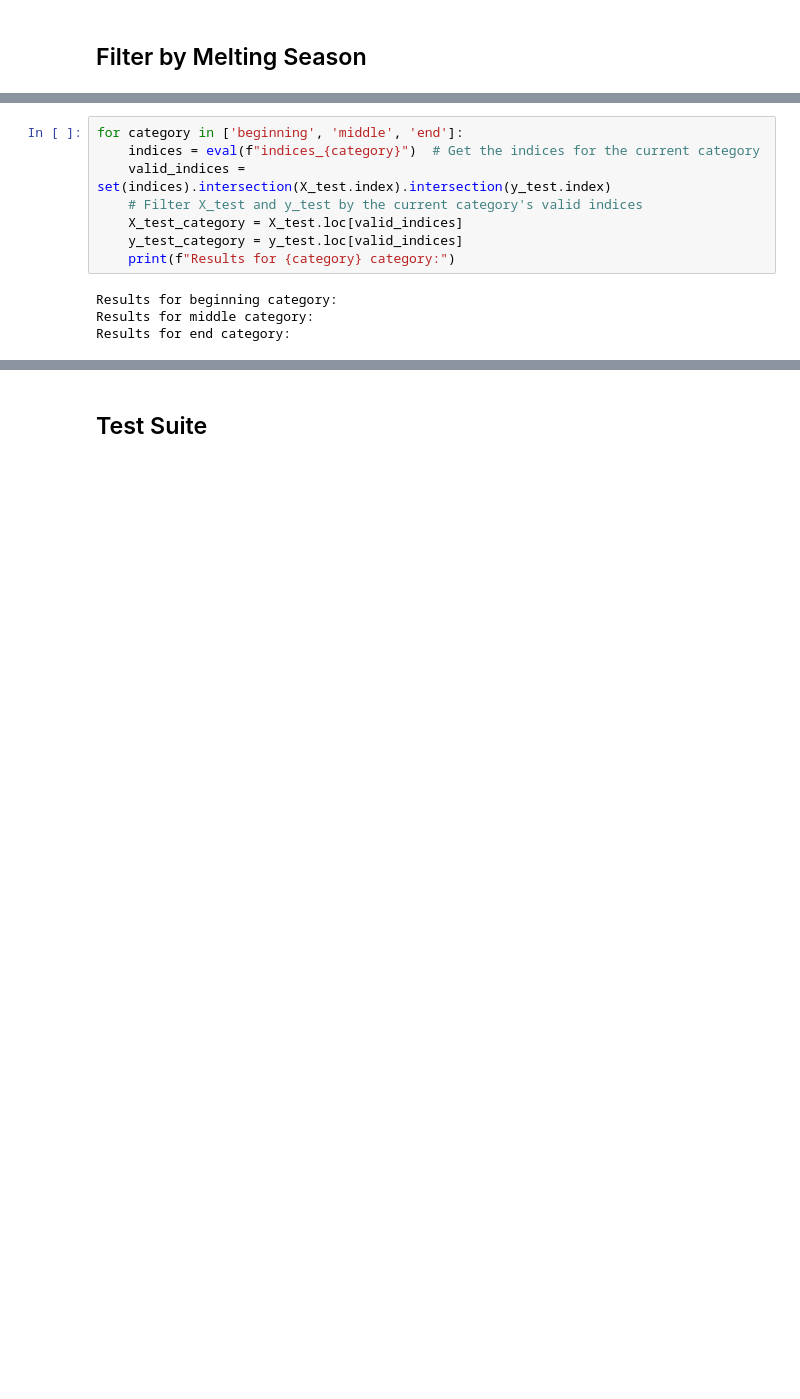
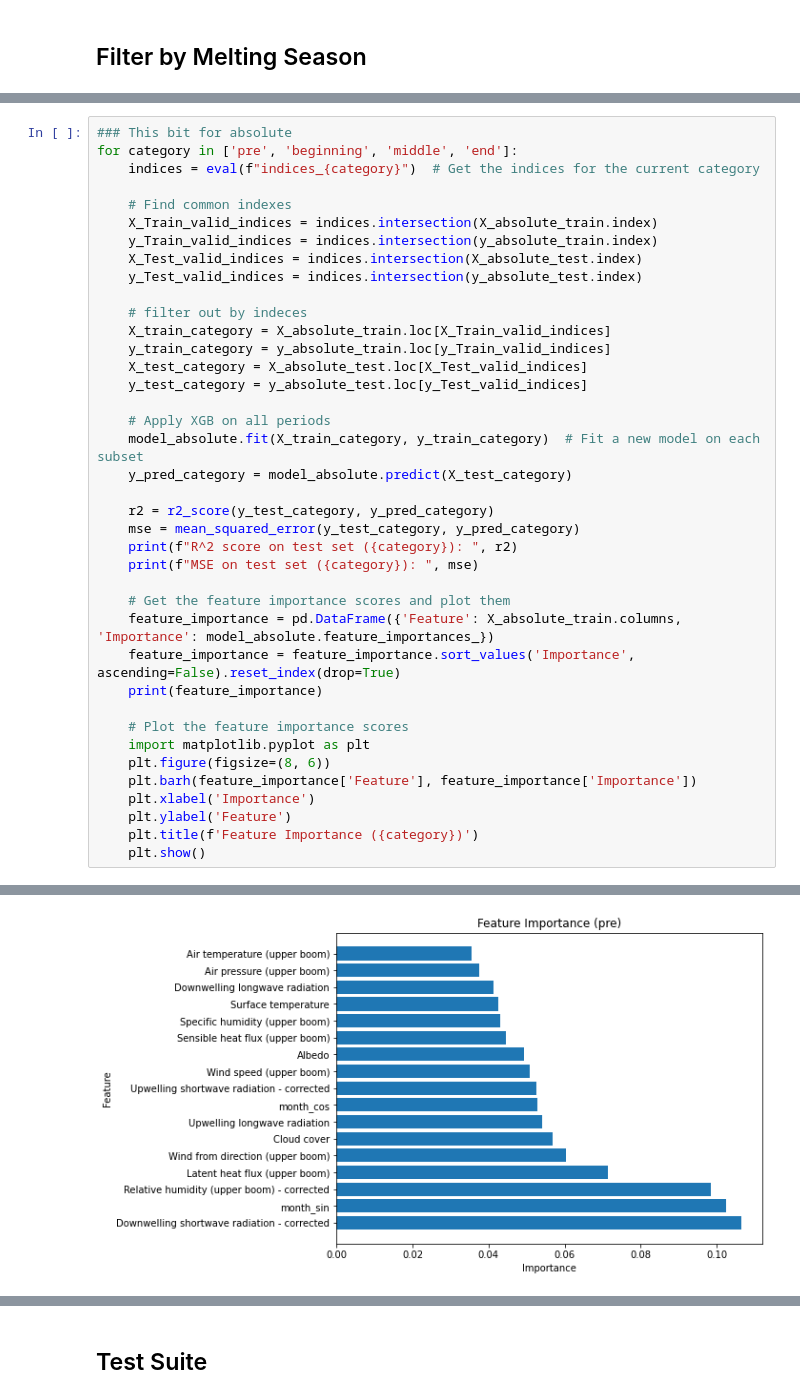
Before and after one commit to markbjerre/GEUS-Master-Thesis, a Jupyter notebook: scripts/SMB_Models_XGB.ipynb, the cells around one changed output, grey strips where cells are left out. Cells and saved outputs as stored; diff of their text form; blank space fills up the shorter version.

```diff
--- a/scripts/SMB_Models_XGB.ipynb
+++ b/scripts/SMB_Models_XGB.ipynb
@@ -427,12 +443,40 @@ MSE on test set (end):  0.0003161878941654565
-# %%
-for category in ['beginning', 'middle', 'end']:
-    indices = eval(f"indices_{category}")  # Get the indices for the current category
-    valid_indices = set(indices).intersection(X_test.index).intersection(y_test.index)
-    # Filter X_test and y_test by the current category's valid indices
-    X_test_category = X_test.loc[valid_indices]
-    y_test_category = y_test.loc[valid_indices]
-    print(f"Results for {category} category:")
-# %% [output]
-Results for beginning category:
-Results for middle category:
-Results for end category:
+# %%
+### This bit for absolute
+for category in ['pre', 'beginning', 'middle', 'end']:
+    indices = eval(f"indices_{category}")  # Get the indices for the current category
+
+    # Find common indexes
+    X_Train_valid_indices = indices.intersection(X_absolute_train.index)
+    y_Train_valid_indices = indices.intersection(y_absolute_train.index)
+    X_Test_valid_indices = indices.intersection(X_absolute_test.index)
+    y_Test_valid_indices = indices.intersection(y_absolute_test.index)
+
+    # filter out by indeces
+    X_train_category = X_absolute_train.loc[X_Train_valid_indices]
+    y_train_category = y_absolute_train.loc[y_Train_valid_indices]
+    X_test_category = X_absolute_test.loc[X_Test_valid_indices]
+    y_test_category = y_absolute_test.loc[y_Test_valid_indices]
+
+    # Apply XGB on all periods
+    model_absolute.fit(X_train_category, y_train_category)  # Fit a new model on each subset
+    y_pred_category = model_absolute.predict(X_test_category)
+
+    r2 = r2_score(y_test_category, y_pred_category)
+    mse = mean_squared_error(y_test_category, y_pred_category)
+    print(f"R^2 score on test set ({category}): ", r2)
+    print(f"MSE on test set ({category}): ", mse)
+
+    # Get the feature importance scores and plot them
+    feature_importance = pd.DataFrame({'Feature': X_absolute_train.columns, 'Importance': model_absolute.feature_importances_})
+    feature_importance = feature_importance.sort_values('Importance', ascending=False).reset_index(drop=True)
+    print(feature_importance)
+
+    # Plot the feature importance scores
+    import matplotlib.pyplot as plt
+    plt.figure(figsize=(8, 6))
+    plt.barh(feature_importance['Feature'], feature_importance['Importance'])
+    plt.xlabel('Importance')
+    plt.ylabel('Feature')
+    plt.title(f'Feature Importance ({category})')
+    plt.show()
+# %% [output]
@@ -438,0 +503 @@ Results for end category:
+[figure, added]
```
Also changed, not shown: parts of 14 cells of this notebook, 5 other files.
